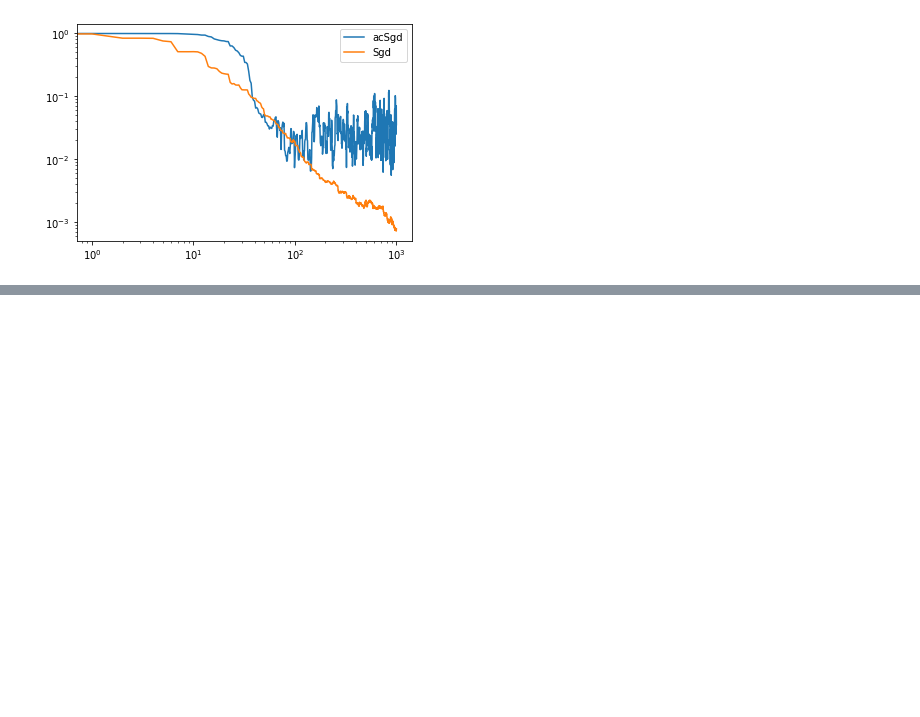
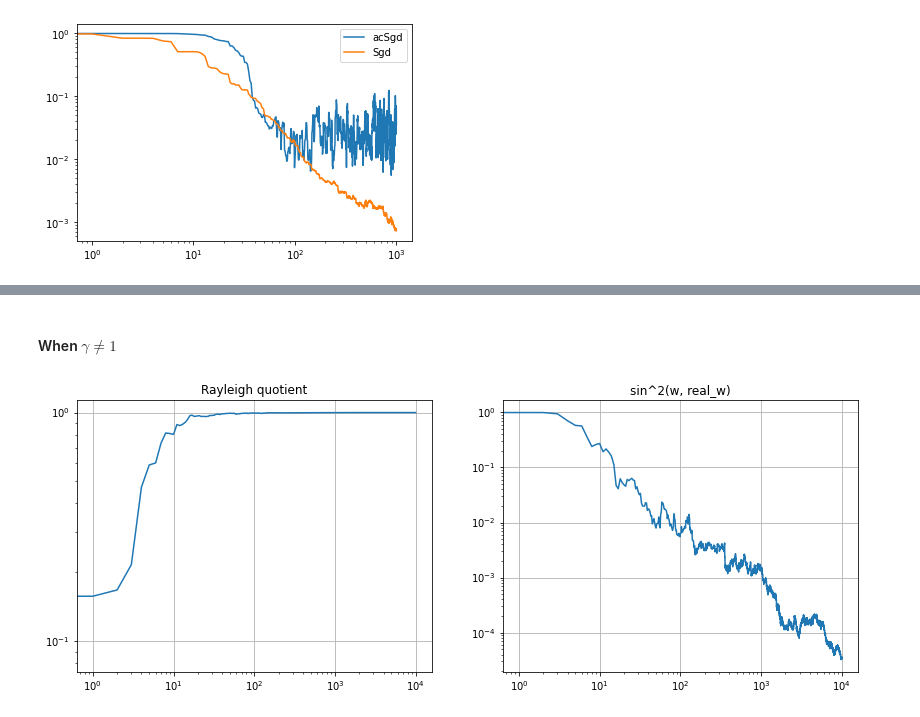
Before and after one commit to ris-iris/Oja_algorithm_acceleration_experiment, a Jupyter notebook: PCA_exp.ipynb, the cells around one changed output, grey strips where cells are left out. Cells and saved outputs as stored; diff of their text form; code cells hidden in the pictures; blank space fills up the shorter version.

Commit message:
trials with gamma > 1

```diff
--- a/PCA_exp.ipynb
+++ b/PCA_exp.ipynb
@@ -374,0 +349,13 @@ plt.legend()
+# %% [markdown]
+#### When $\gamma \neq 1$
+# %%
+MAX_ITER = 10000
+
+alpha,beta,gamma = 10,1,1.2
+
+optimizer = AcSGD_with_decreasing_step(alpha, beta, gamma)
+oja = Oja(test_cases[1]['d'], optimizer)
+oja.run(test_cases[1]['A_stream'], max_iter=MAX_ITER)
+oja.pretty_plot(test_cases[1]['A'])
+# %% [output]
+[figure, added]
```
Also changed, not shown: parts of 17 cells of this notebook.
